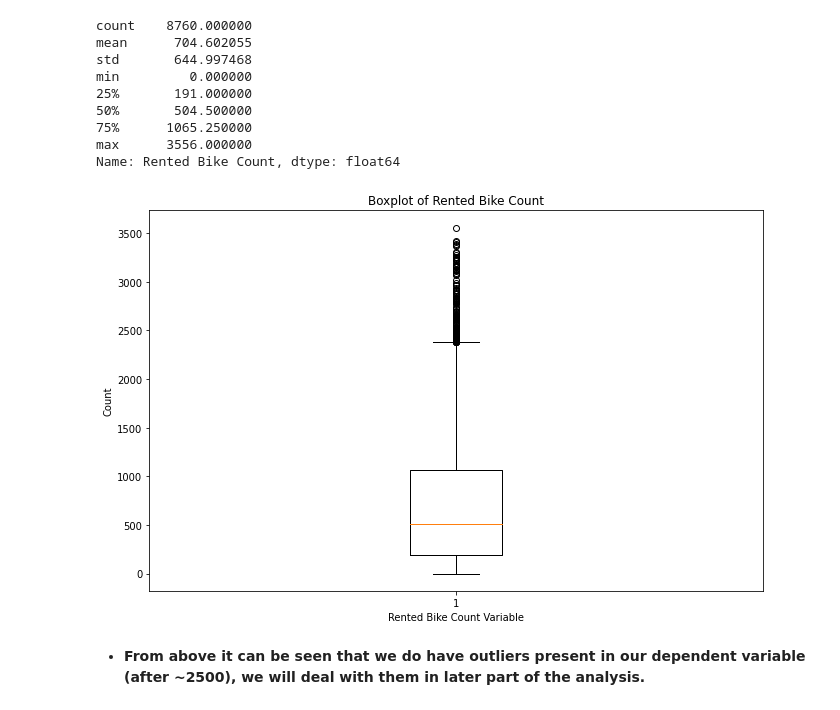
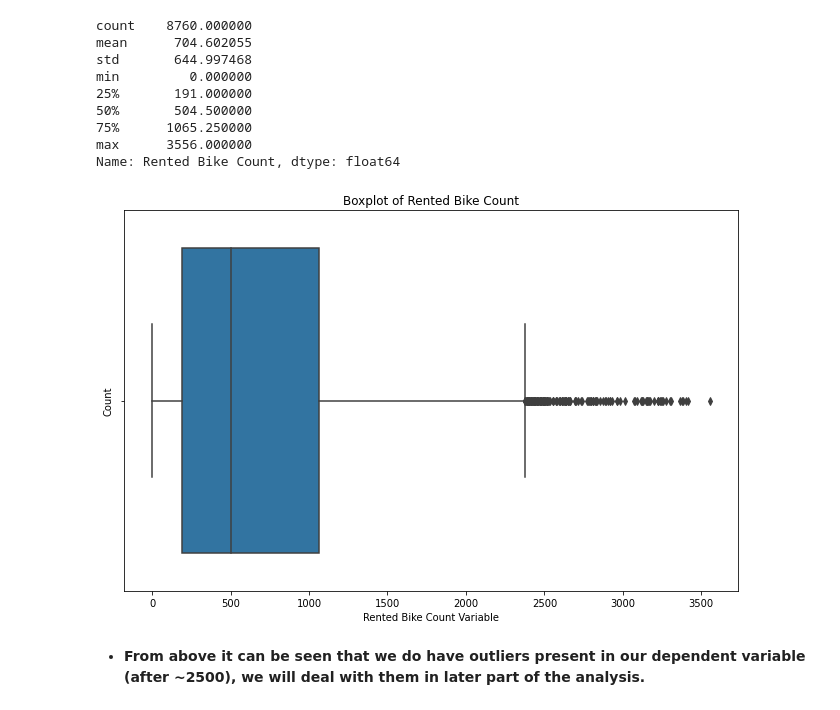
Before and after one commit to Kousikdutta1/Seoul-Bike-Sharing-Demand-Prediction, a Jupyter notebook: Kousik_Dutta_Seoul_Bike_Sharing_Demand_Prediction_Capstone_Project.ipynb, the cells around one changed output. Drawn from its saved outputs; the diff is of its cells as text; code cells hidden in the pictures.

```diff
--- a/Kousik_Dutta_Seoul_Bike_Sharing_Demand_Prediction_Capstone_Project.ipynb
+++ b/Kousik_Dutta_Seoul_Bike_Sharing_Demand_Prediction_Capstone_Project.ipynb
@@ -216,14 +216,14 @@ Name: Rented Bike Count, dtype: float64
 # %%
 # Let's check outliers by using a boxplot
 
 plt.figure(figsize = (11,7))
-plt.boxplot(bike_df['Rented Bike Count'])
+sns.boxplot(bike_df['Rented Bike Count'])
 plt.xlabel('Rented Bike Count Variable')
 plt.ylabel('Count')
 plt.title('Boxplot of Rented Bike Count')
 plt.show();
 # %% [output]
-[figure, old version]
+[figure, new version]
 # %% [markdown]
 * **From above it can be seen that we do have outliers present in our dependent variable (after ~2500), we will deal with them in later part of the analysis.**
 # %%
```
Also changed, not shown: parts of 33 cells of this notebook.
